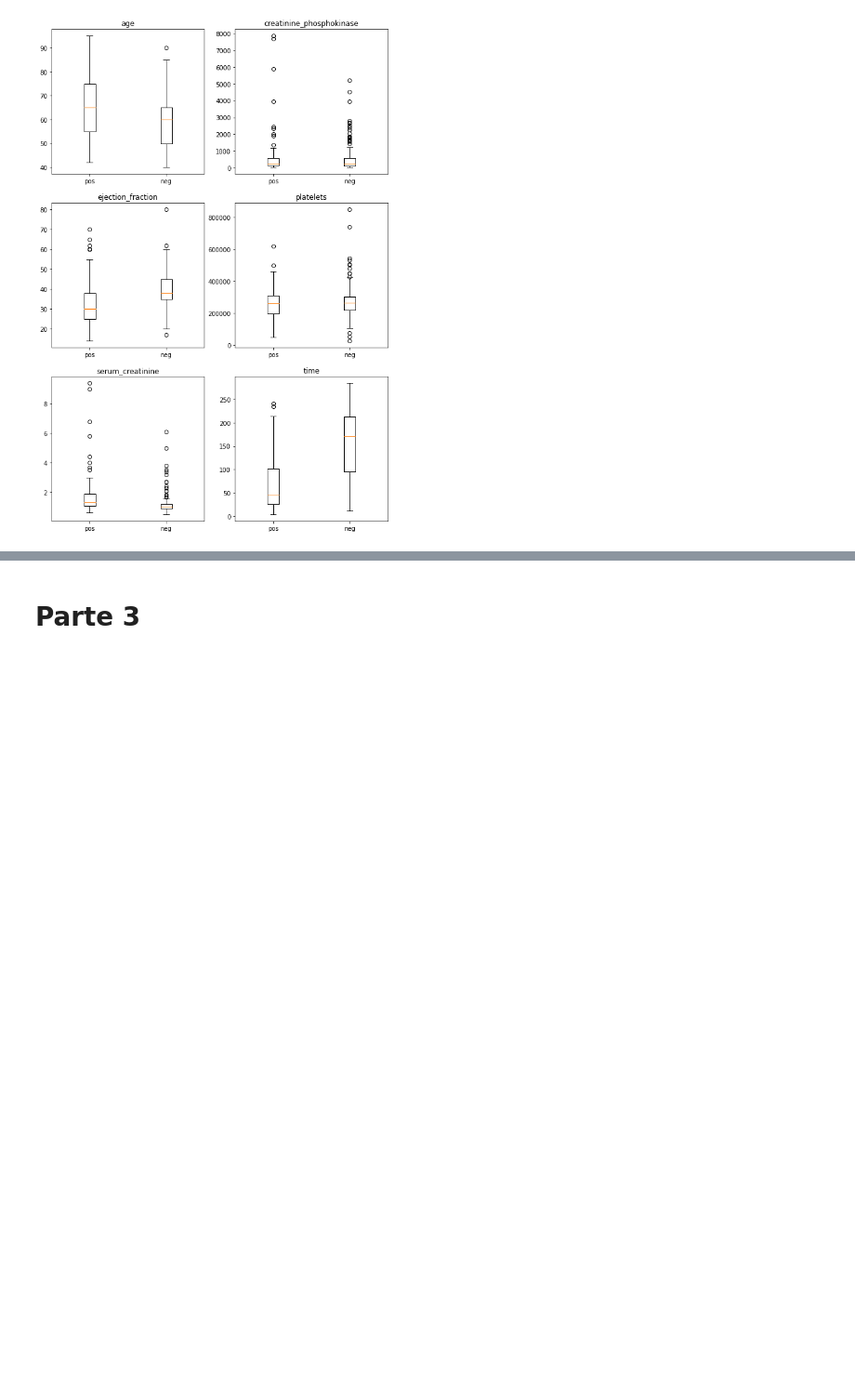
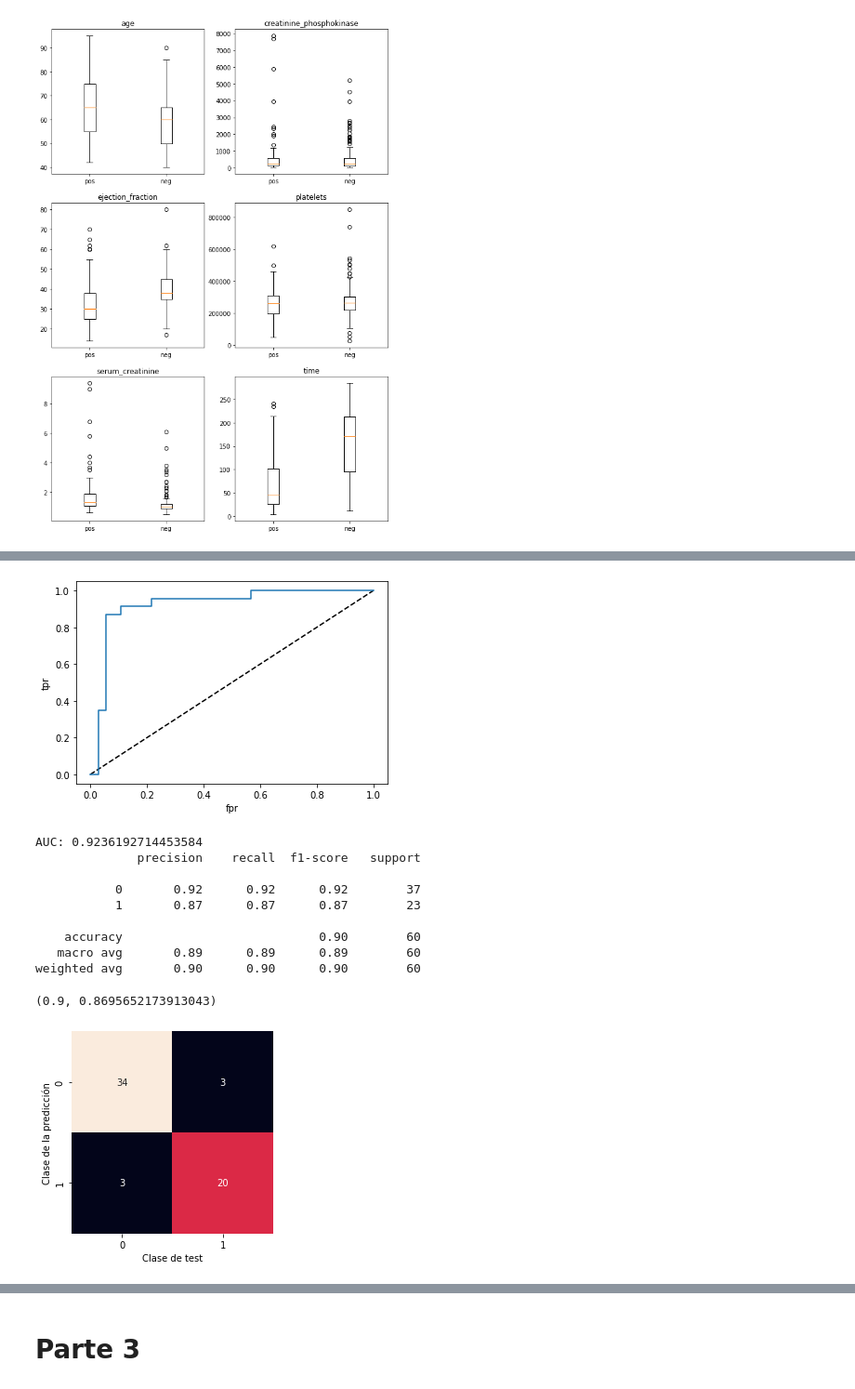
Before and after one commit to rdambrosioz/aa_2021, a Jupyter notebook: aa_tareaFinal_costanzo_dambrosio.ipynb, the cells around one changed output, grey strips where cells are left out. Shown at 93% size. Saved outputs shown, nothing was run; the diff lists cells and outputs as text; code cells hidden in the pictures; blank space fills up the shorter version.

```diff
--- a/aa_tareaFinal_costanzo_dambrosio.ipynb
+++ b/aa_tareaFinal_costanzo_dambrosio.ipynb
@@ -464,0 +507,20 @@ Creating an ndarray from ragged nested sequences (which is a list-or-tuple of li
+# %%
+rfe = RFE(model,n_features_to_select=9)
+pipe = Pipeline([('rfe', rfe)])
+pipe.fit(X_train, Y_train)
+new_Y_pewd = pipe.predict_proba(X_test)
+Y_pred = [0 if p>umbral_prob else 1 for p in new_Y_pewd[:,0]]
+get_scores(Y_pred, new_Y_pewd, Y_test,True)
+# %% [output]
+[figure, added]
+AUC: 0.9236192714453584
+              precision    recall  f1-score   support
+
+           0       0.92      0.92      0.92        37
+           1       0.87      0.87      0.87        23
+
+    accuracy                           0.90        60
+   macro avg       0.89      0.89      0.89        60
+weighted avg       0.90      0.90      0.90        60
+(0.9, 0.8695652173913043)
+[figure, added]
```
Also changed, not shown: parts of 52 cells of this notebook.
